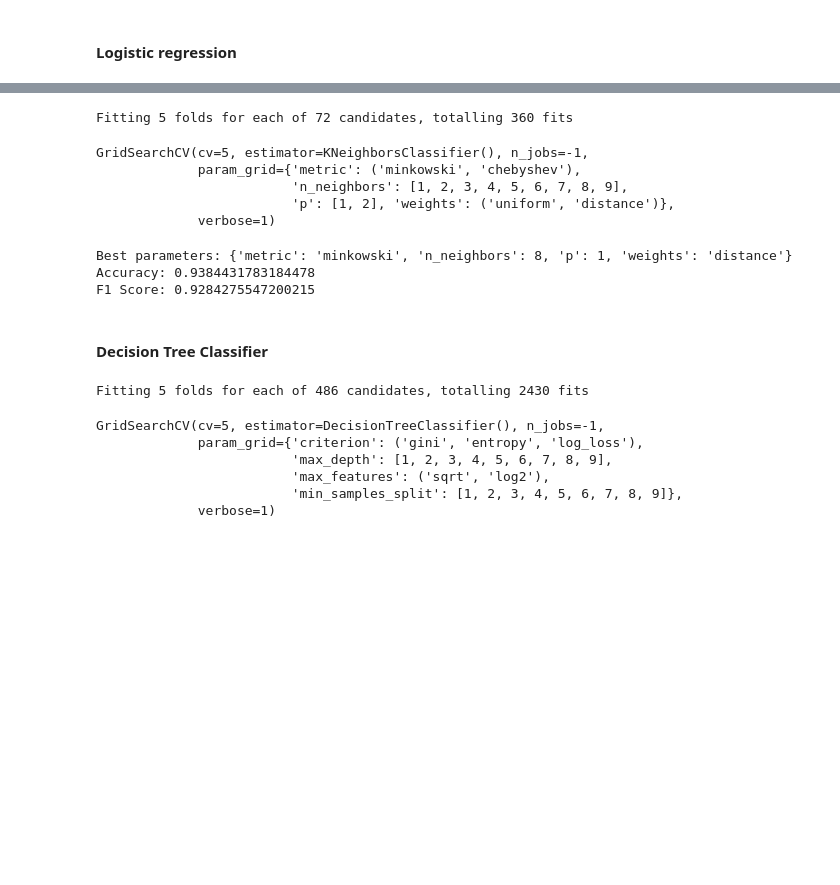
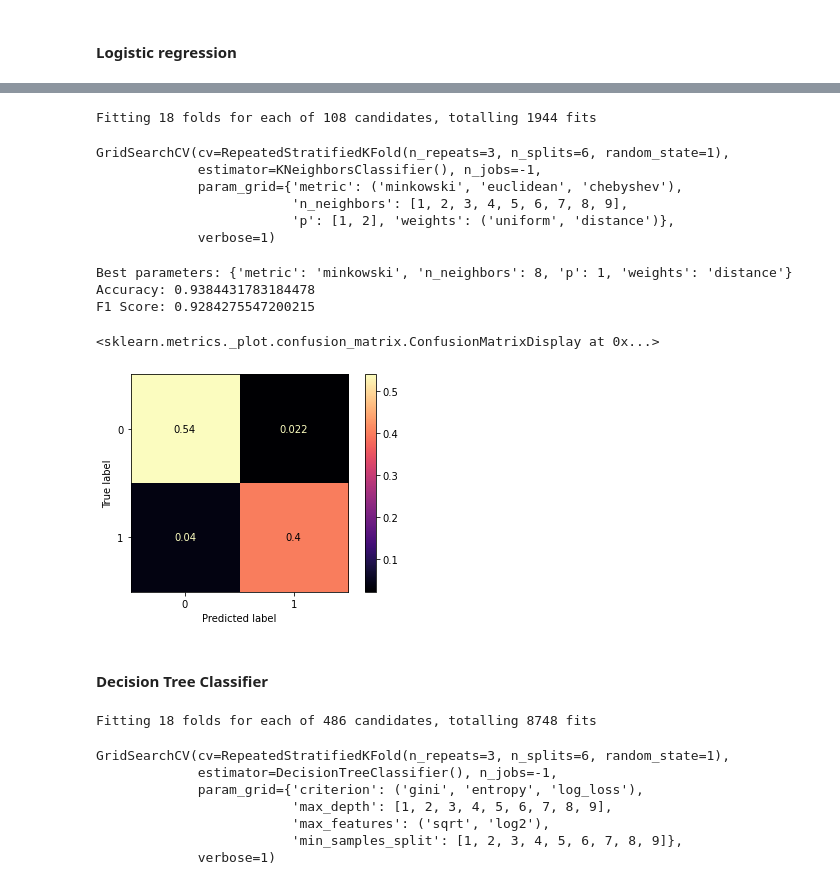
Before and after one commit to Dogecat0/kaggle_projects, a Jupyter notebook: kaggle_airline_passenger_satisfaction/airline_passenger_satisfaction_analysis.ipynb, the cells around one changed output, grey strips where cells are left out. Saved outputs shown, nothing was run; the diff lists cells and outputs as text; code cells hidden in the pictures; blank space fills up the shorter version.

```diff
--- a/kaggle_airline_passenger_satisfaction/airline_passenger_satisfaction_analysis.ipynb
+++ b/kaggle_airline_passenger_satisfaction/airline_passenger_satisfaction_analysis.ipynb
@@ -382,24 +390,29 @@ knn = KNeighborsClassifier()
 param_grid_knn = {'n_neighbors':list(range(1,10)),
                   'p': [1,2],
                   'weights': ('uniform', 'distance'),
-                  'metric': ('minkowski', 'chebyshev')}
-gsk = GridSearchCV(knn, param_grid=param_grid_knn, cv=5, verbose=1, n_jobs=-1)
-gsk.fit(x_train, y_train.values.ravel())
+                  'metric': ('minkowski', 'euclidean', 'chebyshev')}
+cv = RepeatedStratifiedKFold(n_splits=6, n_repeats=3, random_state=1)
+gsk = GridSearchCV(knn, param_grid=param_grid_knn, cv=cv, verbose=1, n_jobs=-1)
+gsk.fit(X_train, y_train.values.ravel())
 # %% [output]
-Fitting 5 folds for each of 72 candidates, totalling 360 fits
+Fitting 18 folds for each of 108 candidates, totalling 1944 fits
-GridSearchCV(cv=5, estimator=KNeighborsClassifier(), n_jobs=-1,
-             param_grid={'metric': ('minkowski', 'chebyshev'),
+GridSearchCV(cv=RepeatedStratifiedKFold(n_repeats=3, n_splits=6, random_state=1),
+             estimator=KNeighborsClassifier(), n_jobs=-1,
+             param_grid={'metric': ('minkowski', 'euclidean', 'chebyshev'),
                          'n_neighbors': [1, 2, 3, 4, 5, 6, 7, 8, 9],
                          'p': [1, 2], 'weights': ('uniform', 'distance')},
              verbose=1)
 # %%
 print('Best parameters:', gsk.best_params_)
-print('Accuracy:', metrics.accuracy_score(y_test, gsk.predict(x_test)))
-print('F1 Score:', metrics.f1_score(y_test, gsk.predict(x_test)))
+print('Accuracy:', metrics.accuracy_score(y_test, gsk.predict(X_test)))
+print('F1 Score:', metrics.f1_score(y_test, gsk.predict(X_test)))
+metrics.plot_confusion_matrix(gsk, X_test, y_test,cmap=plt.cm.magma, normalize = 'all')
 # %% [output]
 Best parameters: {'metric': 'minkowski', 'n_neighbors': 8, 'p': 1, 'weights': 'distance'}
 Accuracy: 0.9384431783184478
 F1 Score: 0.9284275547200215
+<sklearn.metrics._plot.confusion_matrix.ConfusionMatrixDisplay at 0x...>
+[figure, added]
 # %% [markdown]
 #### Decision Tree Classifier
 # %%
@@ -408,11 +421,13 @@ param_grid_tree = {'criterion':('gini', 'entropy', 'log_loss'),
                    'max_depth': list(range(1,10)),
                    'min_samples_split': list(range(1,10)),
                    'max_features': ('sqrt', 'log2'),}
-gst = GridSearchCV(tree, param_grid=param_grid_tree, cv=5, verbose=1, n_jobs=-1)
-gst.fit(x_train, y_train)
+cv = RepeatedStratifiedKFold(n_splits=6, n_repeats=3, random_state=1)
+gst = GridSearchCV(tree, param_grid=param_grid_tree, cv=cv, verbose=1, n_jobs=-1)
+gst.fit(X_train, y_train)
 # %% [output]
-Fitting 5 folds for each of 486 candidates, totalling 2430 fits
+Fitting 18 folds for each of 486 candidates, totalling 8748 fits
-GridSearchCV(cv=5, estimator=DecisionTreeClassifier(), n_jobs=-1,
+GridSearchCV(cv=RepeatedStratifiedKFold(n_repeats=3, n_splits=6, random_state=1),
+             estimator=DecisionTreeClassifier(), n_jobs=-1,
              param_grid={'criterion': ('gini', 'entropy', 'log_loss'),
                          'max_depth': [1, 2, 3, 4, 5, 6, 7, 8, 9],
                          'max_features': ('sqrt', 'log2'),
```
Also changed, not shown: parts of 17 cells of this notebook, 1 other file.
